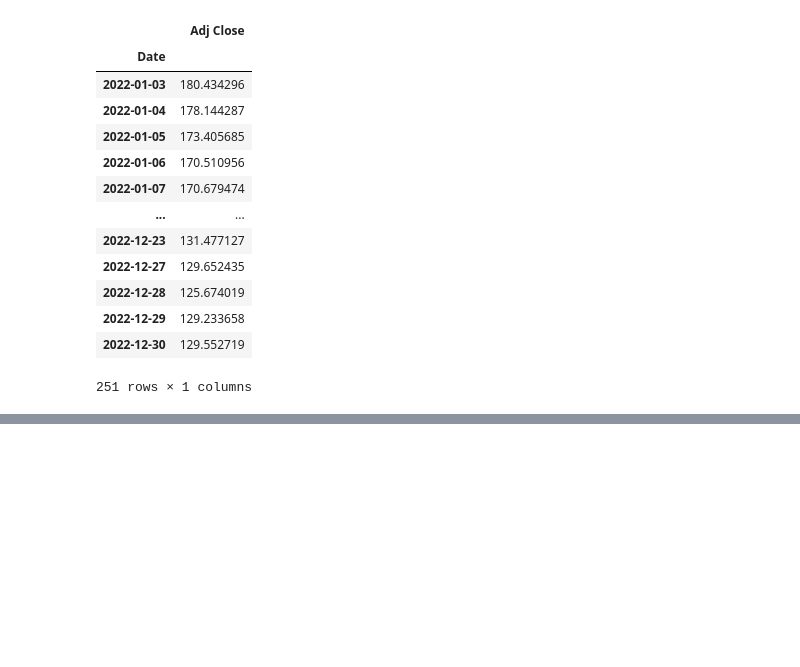
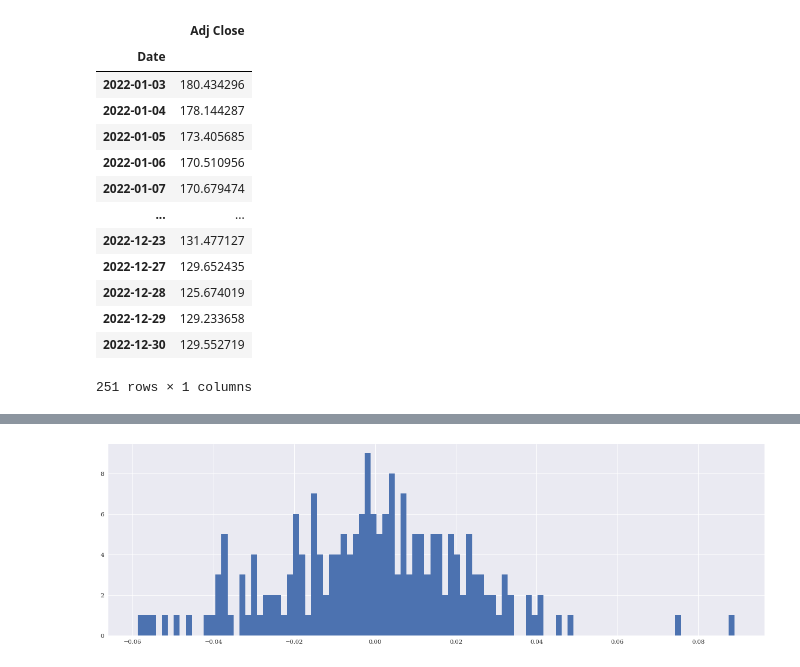
Before and after one commit to caiquemiranda/github-machine-learning-trading, a Jupyter notebook: notebook_/analitics_distance.ipynb, the cells around one changed output, grey strips where cells are left out. Saved outputs shown, nothing was run; the diff lists cells and outputs as text; code cells hidden in the pictures; blank space fills up the shorter version.

```diff
--- a/notebook_/analitics_distance.ipynb
+++ b/notebook_/analitics_distance.ipynb
@@ -177,0 +178,4 @@ plt.show()
+# %%
+df_analise['returns'].hist(bins=100);
+# %% [output]
+[figure, added]
```
Also changed, not shown: parts of 4 cells of this notebook.
